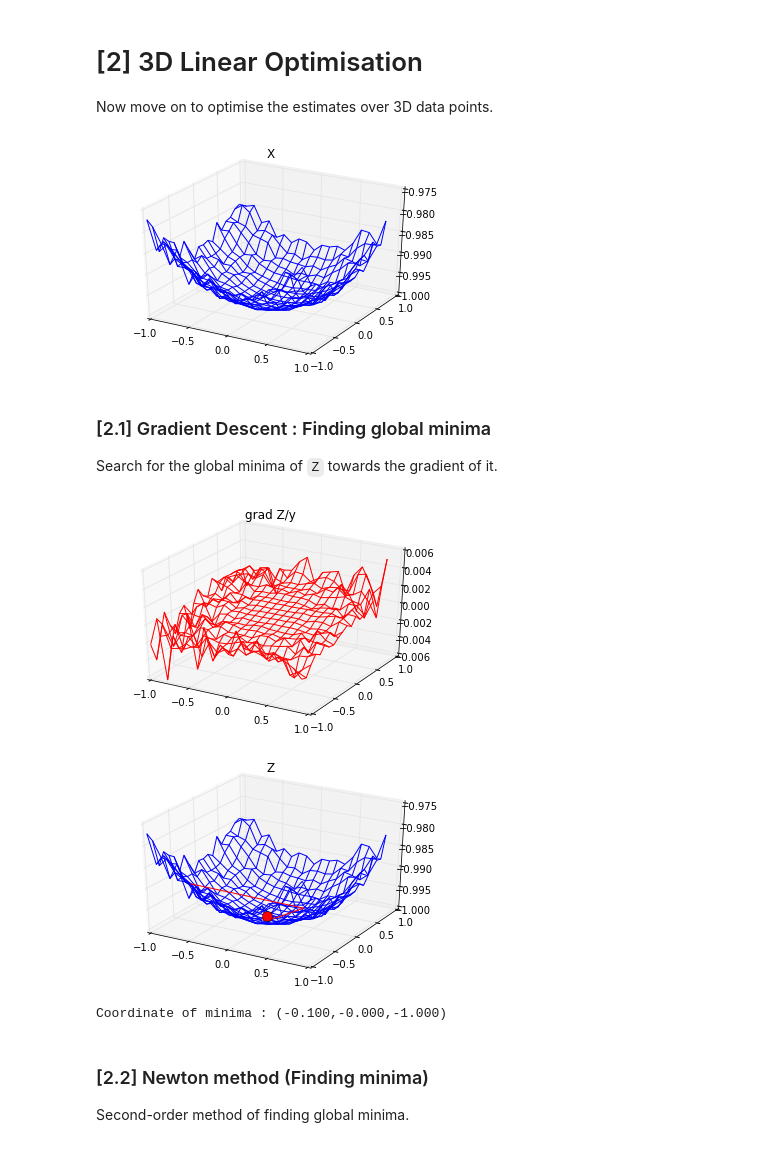
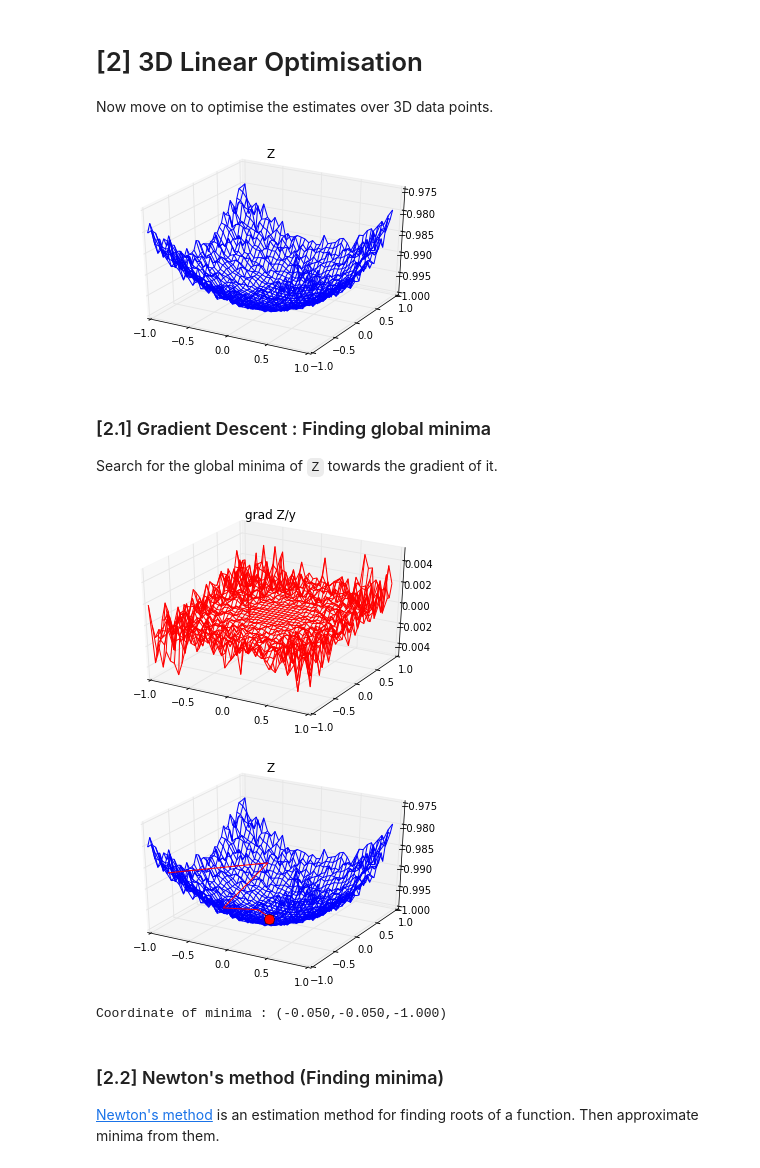
Before and after one commit to tao-pr/linear-optimisations, a Jupyter notebook: Linear Optimisations in Action.ipynb, the cells around one changed output. Cells and saved outputs as stored; diff of their text form; code cells hidden in the pictures.

Commit message:
(WIP) Draft newton

```diff
--- a/Linear Optimisations in Action.ipynb
+++ b/Linear Optimisations in Action.ipynb
@@ -79,26 +81,26 @@ Now move on to optimise the estimates over 3D data points.
 # %%
 def g(X,Y):
     # Paraboloid with ripple noises
     return (X**2 + Y**2)/100 - np.random.normal(1, (X**2 + Y**2)/1000)
 
-res = 0.1
+res = 0.05
 X = np.arange(-1,1,res)
 Y = np.arange(-1,1,res)
 X,Y = np.meshgrid(X,Y)
 
 # Noisy data (X,Y,Z) now ready for fitting
 Z = g(X,Y)
 
 from mpl_toolkits.mplot3d import Axes3D
 
 fig  = plt.figure()
 ax3d = fig.add_subplot(111, projection='3d')
 
 ax3d.plot_wireframe(X,Y,Z)
 plt.title('Z')
 plt.show()
 # %% [output]
-[figure, old version]
+[figure, new version]
 # %% [markdown]
 ### [2.1] Gradient Descent : Finding global minima
 
@@ -161,9 +163,9 @@ plt.show()
 
 print('Coordinate of minima : ({0:.3f},{1:.3f},{2:.3f})'.format(minx,miny,minz))
 # %% [output]
-[figure, old version]
+[figure, new version]
-[figure, old version]
+[figure, new version]
-Coordinate of minima : (-0.100,-0.000,-1.000)
+Coordinate of minima : (-0.050,-0.050,-1.000)
-# %% [markdown]
-### [2.2] Newton method (Finding minima)
-Second-order method of finding global minima.
+# %% [markdown]
+### [2.2] Newton's method (Finding minima)
+[Newton's method](http://mathfaculty.fullerton.edu/mathews/n2003/NewtonSearchMod.html) is an estimation method for finding roots of a function. Then approximate minima from them.
```
Also changed, not shown: parts of 8 cells of this notebook.
